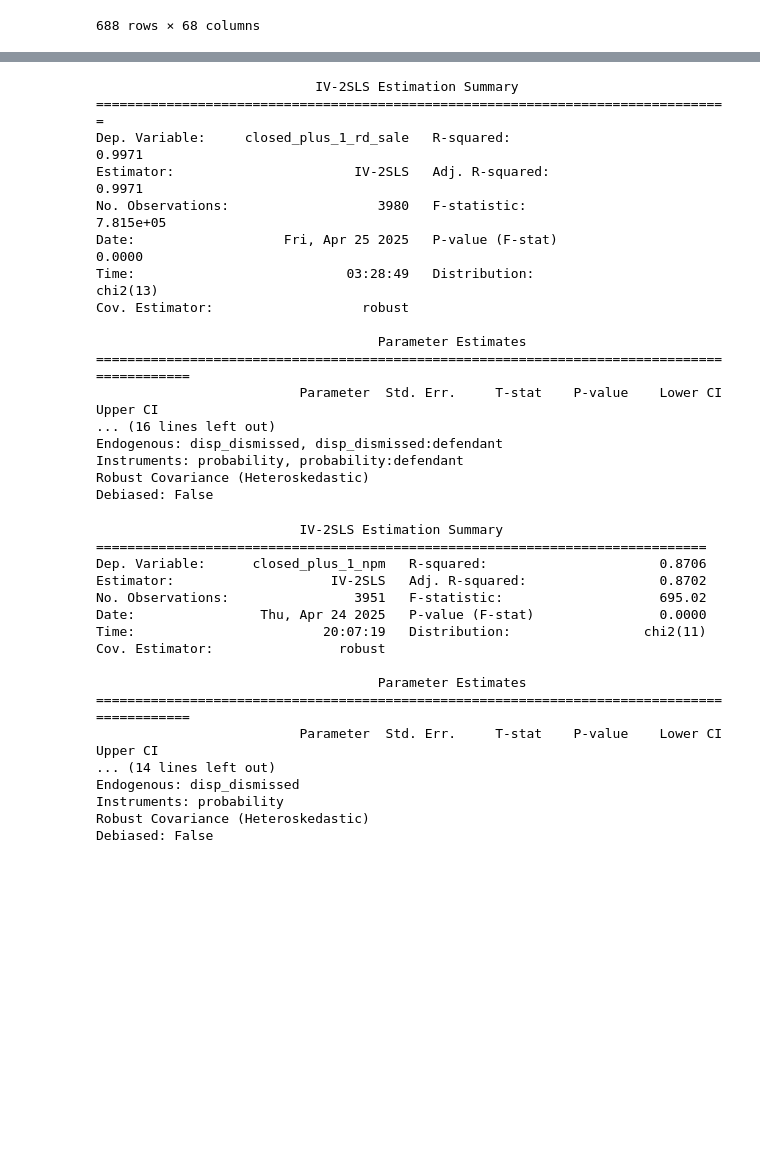
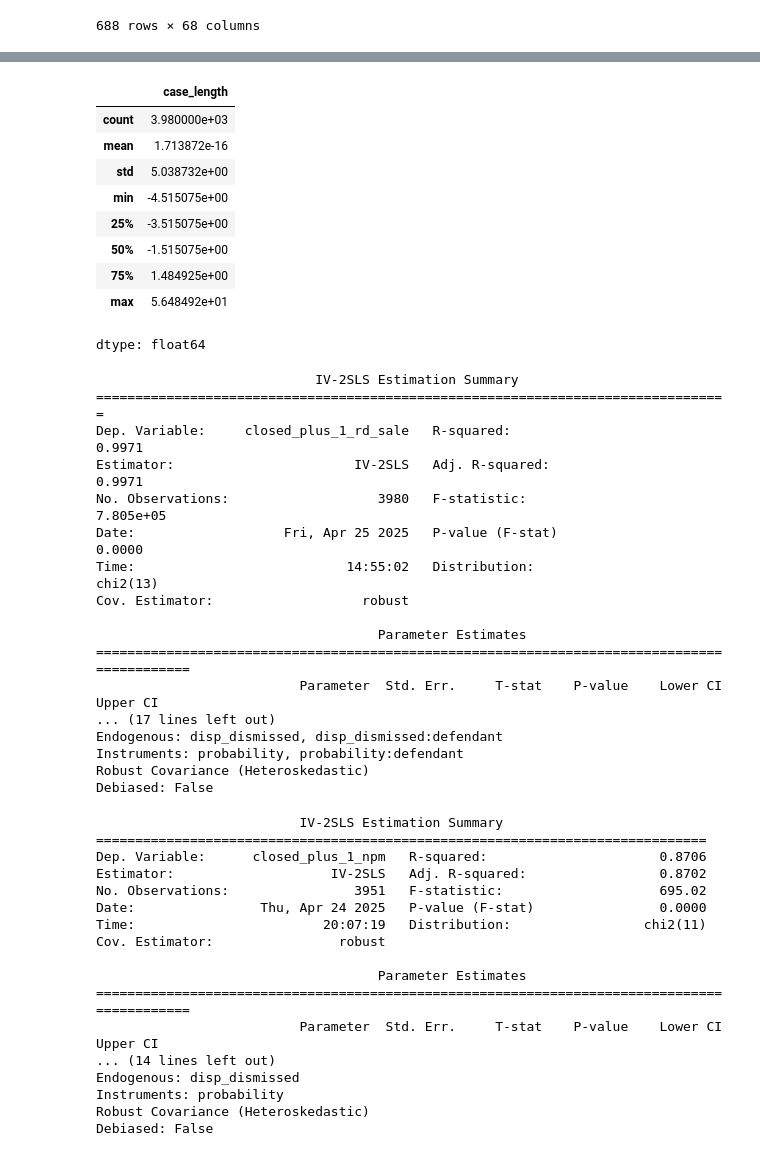
Before and after one commit to Sai0472003/PatentLitigation_Impact, a Jupyter notebook: Causal_Inference.ipynb, the cells around one changed output, grey strips where cells are left out. Cells and saved outputs as stored; diff of their text form; code cells hidden in the pictures; blank space fills up the shorter version.

```diff
--- a/Causal_Inference.ipynb
+++ b/Causal_Inference.ipynb
@@ -1049,3 +1053,31 @@ Endogenous: disp_dismissed
 Instruments: probability
 Robust Covariance (Heteroskedastic)
 Debiased: False
+# %%
+#plt/def heterogeneity
+from linearmodels.iv import IV2SLS
+
+temp = rnd_iv.copy()
+temp['case_length'] = temp['case_length'] - temp['case_length'].mean()
+
+rnd_iv_model_1 = IV2SLS.from_formula(
+    """
+    closed_plus_1_rd_sale ~
+      + disp_judgment
+      + dismissed_settlement
+      + dismissed_voluntary
+      + disp_before_issue_joined
+      + filed_minus_1_rd_sale
+      + case_length
+      + info_tech
+      + health_care
+      + materials
+      + industrials
+      + consumer_discretionary
+      + [disp_dismissed + disp_dismissed:defendant
+         ~ probability + probability:defendant]
+    """,
+    data=temp
+).fit()
+
+print(rnd_iv_model_1.summary)
@@ -1052,3 +1102,16 @@ Debiased: False
+# %%
+temp['case_length'].describe()
+# %% [output]
+|  | case_length |
+| count | 3.980000e+03 |
+| mean | 1.713872e-16 |
+| std | 5.038732e+00 |
+| min | -4.515075e+00 |
+| 25% | -3.515075e+00 |
+| 50% | -1.515075e+00 |
+| 75% | 1.484925e+00 |
+| max | 5.648492e+01 |
+dtype: float64
 # %%
 #plt/def heterogeneity
 from linearmodels.iv import IV2SLS
@@ -1056,17 +1119,13 @@ from linearmodels.iv import IV2SLS
 rnd_iv_model_1 = IV2SLS.from_formula(
     """
     closed_plus_1_rd_sale ~
+      1
       + disp_judgment
       + dismissed_settlement
       + dismissed_voluntary
       + disp_before_issue_joined
       + filed_minus_1_rd_sale
       + case_length
-      + info_tech
-      + health_care
-      + materials
-      + industrials
-      + consumer_discretionary
       + [disp_dismissed + disp_dismissed:defendant
          ~ probability + probability:defendant]
     """,
@@ -1079,15 +1138,15 @@ print(rnd_iv_model_1.summary)
 =================================================================================
 Dep. Variable:     closed_plus_1_rd_sale   R-squared:                      0.9971
 Estimator:                       IV-2SLS   Adj. R-squared:                 0.9971
-No. Observations:                   3980   F-statistic:                 7.815e+05
+No. Observations:                   3980   F-statistic:                 7.805e+05
 Date:                   Fri, Apr 25 2025   P-value (F-stat)                0.0000
-Time:                           03:28:49   Distribution:                 chi2(13)
+Time:                           14:55:02   Distribution:                 chi2(13)
 Cov. Estimator:                   robust
 
                                     Parameter Estimates
 ============================================================================================
                           Parameter  Std. Err.     T-stat    P-value    Lower CI    Upper CI
-... (16 lines left out)
+... (17 lines left out)
 Endogenous: disp_dismissed, disp_dismissed:defendant
 Instruments: probability, probability:defendant
 Robust Covariance (Heteroskedastic)
```
Also changed, not shown: parts of 6 cells of this notebook.
